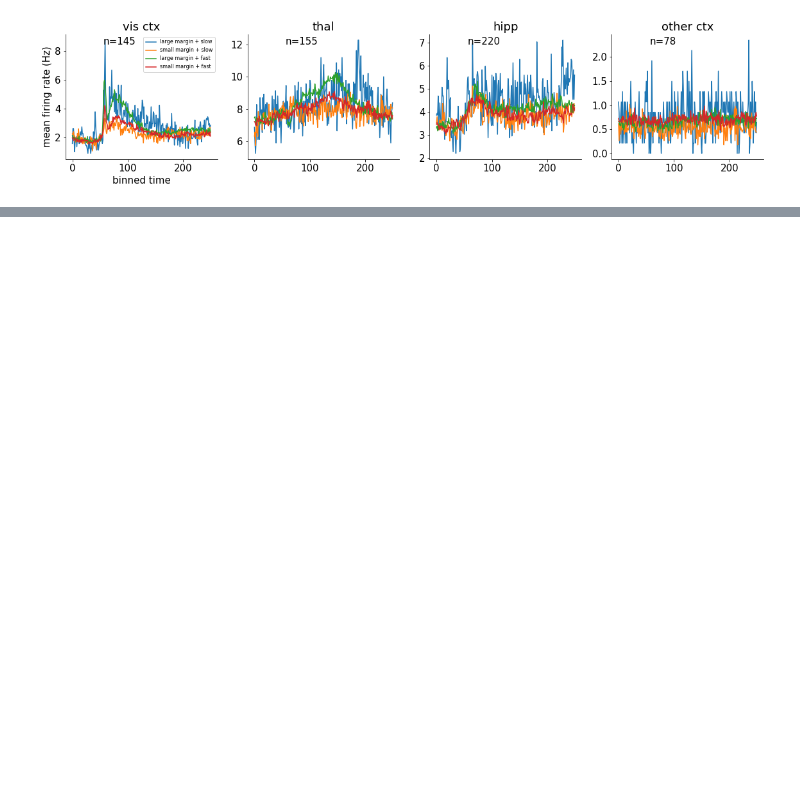
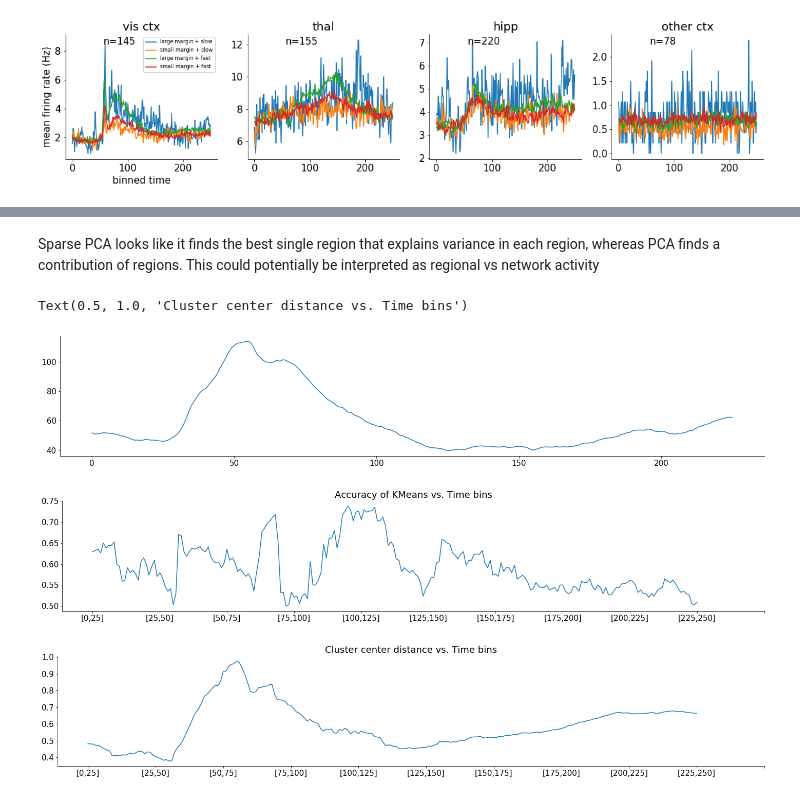
Before and after one commit to mitchellostrow/NM2020, a Jupyter notebook: Final_Notebook.ipynb, the cells around one changed output, grey strips where cells are left out. Saved outputs shown, nothing was run; the diff lists cells and outputs as text; code cells hidden in the pictures; blank space fills up the shorter version.

Commit message:
added nizar/mitchell

```diff
--- a/Final_Notebook.ipynb
+++ b/Final_Notebook.ipynb
@@ -133,0 +251,23 @@ for j in range(4): #len(brain_groups)+1):
+# %% [markdown]
+Sparse PCA looks like it finds the best single region that explains variance in each region, whereas PCA finds a contribution of regions. This could potentially be interpreted as regional vs network activity
+# %%
+#Clustering Analysis
+#TODO: Nizar updates and adds text description?
+clust_center_diff = []
+distortions = []
+acc = []
+x = [f'[{x},{x+25}]' for x in range(0,250-24,25)]
+for i in range(0,250-24):
+    X = pc_10ms[:, :, i:i+25].mean(axis=2).T
+    km = KMeans(n_clusters=2).fit(X)
+    distortions.append(km.inertia_)
+    acc.append(max(np.mean(km.labels_==slow_resp), 1 - np.mean(km.labels_==slow_resp)))
+    clust_center_diff.append(np.linalg.norm(km.cluster_centers_[1]-km.cluster_centers_[0]))
+fig=plt.figure();plt.plot(distortions)
+fig=plt.figure();plt.plot(acc); plt.xticks(np.linspace(0,250,11),labels=x); plt.title("Accuracy of KMeans vs. Time bins")
+fig=plt.figure();plt.plot(clust_center_diff); plt.xticks(np.linspace(0,250,11),labels=x); plt.title("Cluster center distance vs. Time bins")
+# %% [output]
+Text(0.5, 1.0, 'Cluster center distance vs. Time bins')
+[figure, added]
+[figure, added]
+[figure, added]
```
Also changed, not shown: parts of 12 cells of this notebook.
